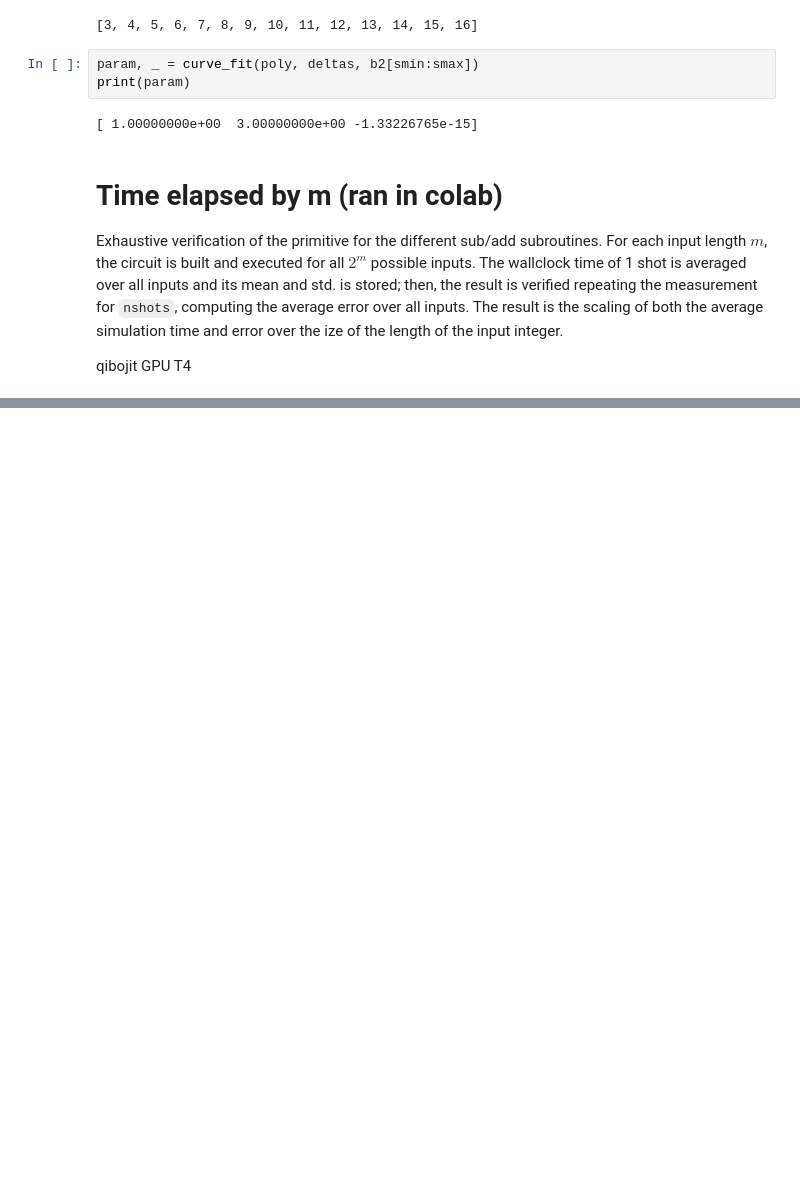
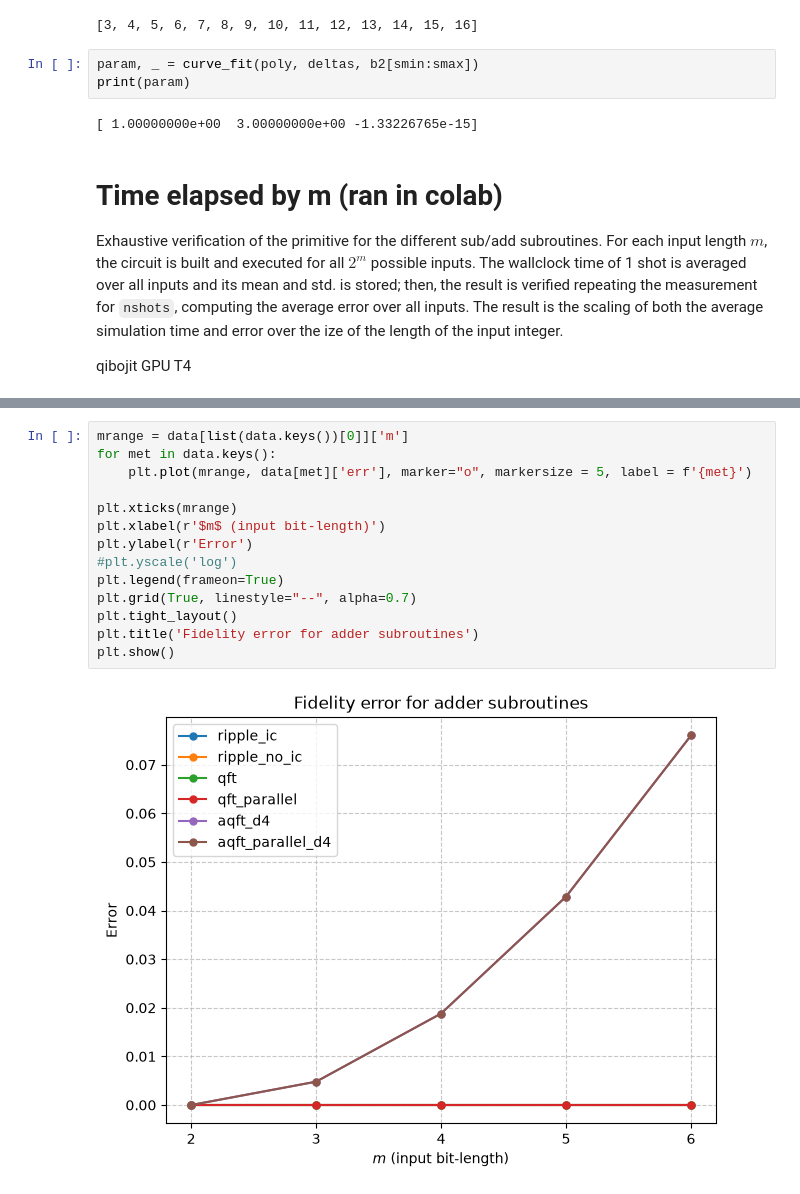
Before and after one commit to achavert/square-primitive, a Jupyter notebook: scaling_analysis.ipynb, the cells around one changed output, grey strips where cells are left out. Cells and saved outputs as stored; diff of their text form; blank space fills up the shorter version.

```diff
--- a/scaling_analysis.ipynb
+++ b/scaling_analysis.ipynb
@@ -326,0 +417,16 @@ plt.show()
+# %%
+mrange = data[list(data.keys())[0]]['m']
+for met in data.keys():
+    plt.plot(mrange, data[met]['err'], marker="o", markersize = 5, label = f'{met}')
+
+plt.xticks(mrange)
+plt.xlabel(r'$m$ (input bit-length)')
+plt.ylabel(r'Error')
+#plt.yscale('log')
+plt.legend(frameon=True)
+plt.grid(True, linestyle="--", alpha=0.7)
+plt.tight_layout()
+plt.title('Fidelity error for adder subroutines')
+plt.show()
+# %% [output]
+[figure, added]
```
Also changed, not shown: parts of 18 cells of this notebook, 2 other files.
